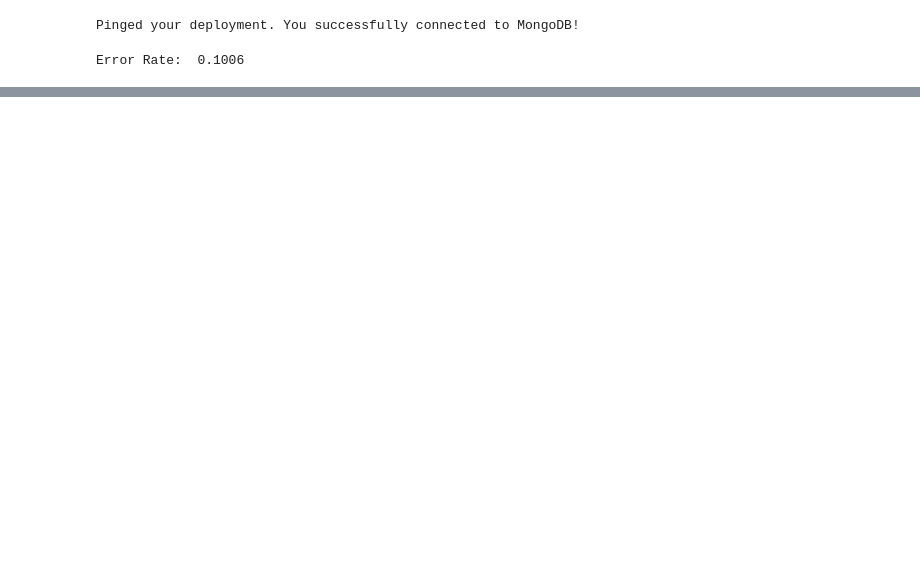
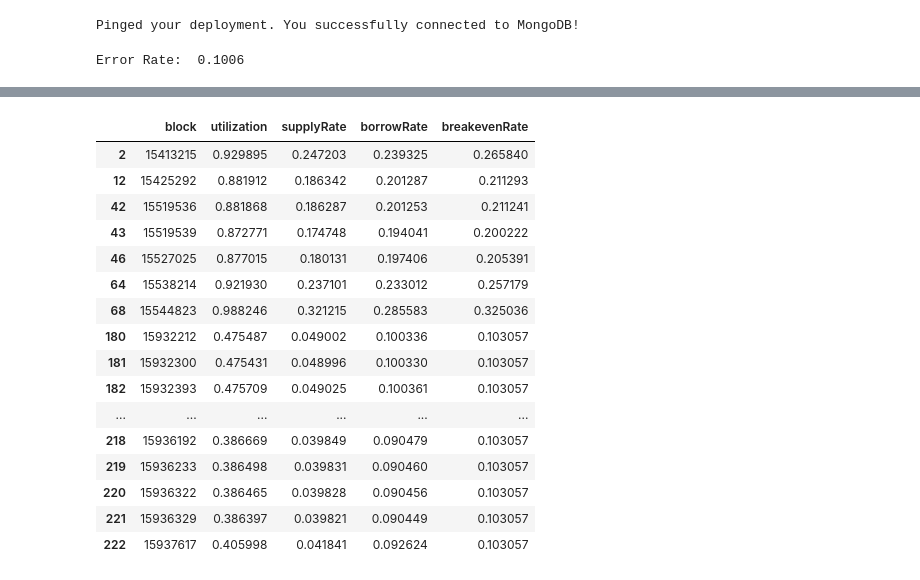
Before and after one commit to blocksurance-dao/compound3-deepdive, a Jupyter notebook: Visualize.ipynb, the cells around one changed output, grey strips where cells are left out. Drawn from its saved outputs; the diff is of its cells as text; code cells hidden in the pictures; blank space fills up the shorter version.

```diff
--- a/Visualize.ipynb
+++ b/Visualize.ipynb
@@ -29,3 +29,27 @@ df2.tail()
 | 3087 | 6598feef2b5230cfec29e800 | 0x4091243E3fB5E637D06c265C6EAe1Be... | 0x4091243E3fB5E637D06c265C6EAe1Be... | 10000.000000 | 17828044 | True | 0.998978 | 0.220084 | 0.220457 | ... |
 | 3103 | 6598ffd52b5230cfec29e860 | 0x5889d3094799DcC8D22869d3eCC1D78... | 0x5889d3094799DcC8D22869d3eCC1D78... | 28930.742883 | 17837519 | True | 0.999147 | 0.220387 | 0.220864 | ... |
 | 3123 | 659902a62b5230cfec29e992 | 0x373aDc79FF63d5076D0685cA3503133... | 0x373aDc79FF63d5076D0685cA3503133... | 10009.346180 | 17891153 | True | 1.002735 | 0.226839 | 0.229512 | ... |
+# %%
+df3 = df2[['block', 'utilization', 'supplyRate', 'borrowRate', 'breakevenRate']]
+# %%
+df4 = df3[df3['borrowRate']+0.0025 < df3['breakevenRate']]
+# %%
+df4.head(50)
+# %% [output]
+|  | block | utilization | supplyRate | borrowRate | breakevenRate |
+| 2 | 15413215 | 0.929895 | 0.247203 | 0.239325 | 0.265840 |
+| 12 | 15425292 | 0.881912 | 0.186342 | 0.201287 | 0.211293 |
+| 42 | 15519536 | 0.881868 | 0.186287 | 0.201253 | 0.211241 |
+| 43 | 15519539 | 0.872771 | 0.174748 | 0.194041 | 0.200222 |
+| 46 | 15527025 | 0.877015 | 0.180131 | 0.197406 | 0.205391 |
+| 64 | 15538214 | 0.921930 | 0.237101 | 0.233012 | 0.257179 |
+| 68 | 15544823 | 0.988246 | 0.321215 | 0.285583 | 0.325036 |
+| 180 | 15932212 | 0.475487 | 0.049002 | 0.100336 | 0.103057 |
+| 181 | 15932300 | 0.475431 | 0.048996 | 0.100330 | 0.103057 |
+| 182 | 15932393 | 0.475709 | 0.049025 | 0.100361 | 0.103057 |
+| ... | ... | ... | ... | ... | ... |
+| 218 | 15936192 | 0.386669 | 0.039849 | 0.090479 | 0.103057 |
+| 219 | 15936233 | 0.386498 | 0.039831 | 0.090460 | 0.103057 |
+| 220 | 15936322 | 0.386465 | 0.039828 | 0.090456 | 0.103057 |
+| 221 | 15936329 | 0.386397 | 0.039821 | 0.090449 | 0.103057 |
+| 222 | 15937617 | 0.405998 | 0.041841 | 0.092624 | 0.103057 |
```
Also changed, not shown: parts of 1 cell of this notebook.
